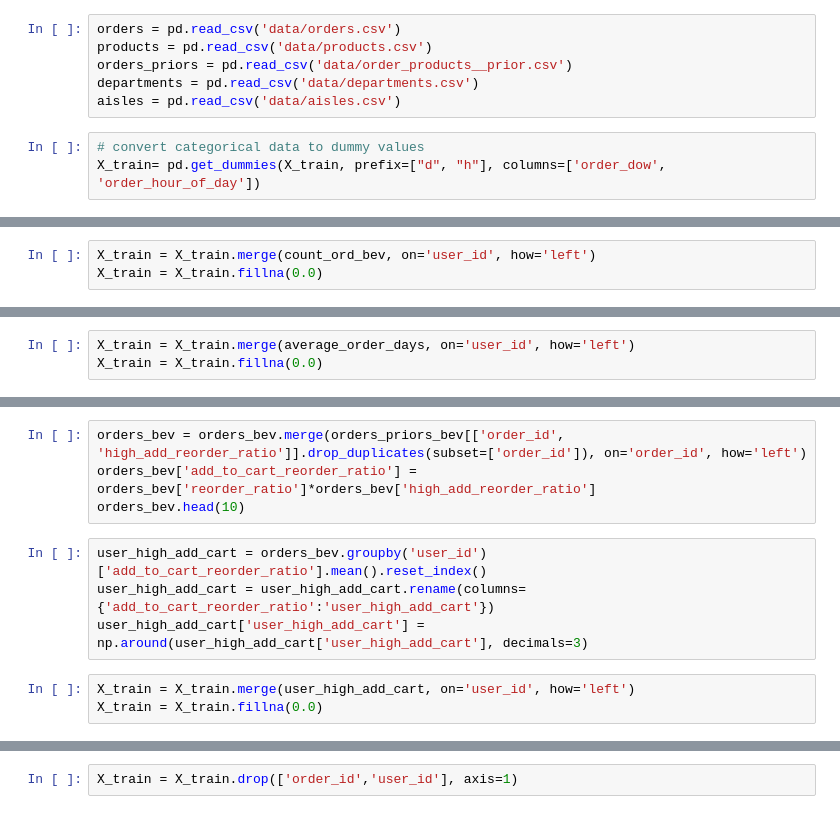
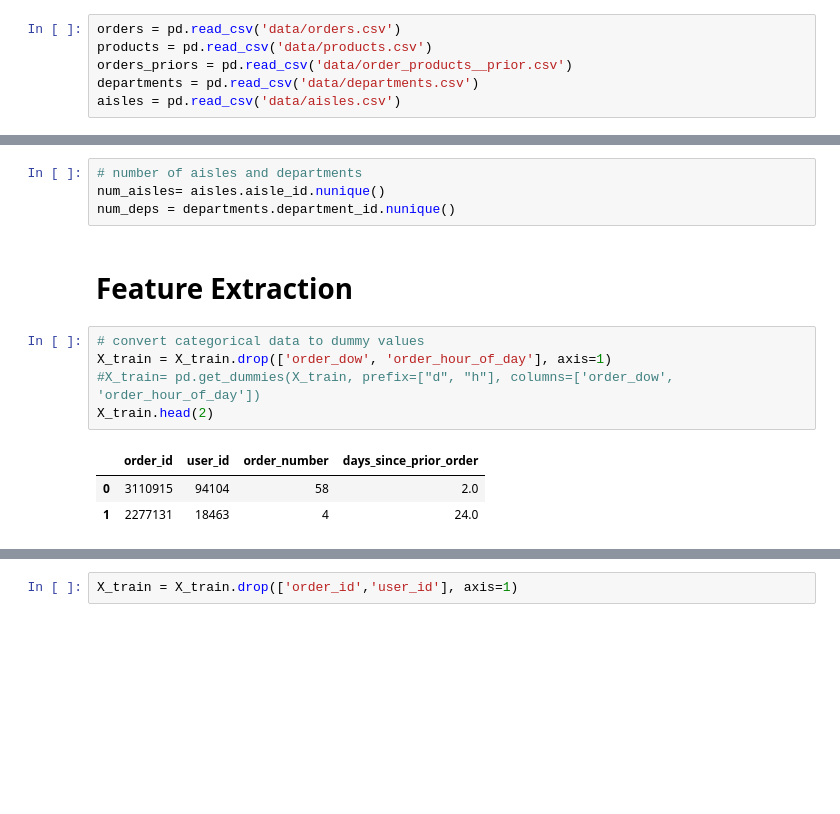
Before and after one commit to vasiach/DataScienceWeb, a Jupyter notebook: datachallenge.ipynb, the cells around one changed output, grey strips where cells are left out. Saved outputs shown, nothing was run; the diff lists cells and outputs as text; blank space fills up the shorter version.

```diff
--- a/datachallenge.ipynb
+++ b/datachallenge.ipynb
@@ -17,6 +19,3 @@ products = pd.read_csv('data/products.csv')
 orders_priors = pd.read_csv('data/order_products__prior.csv')
 departments = pd.read_csv('data/departments.csv')
 aisles = pd.read_csv('data/aisles.csv')
-# %%
-# convert categorical data to dummy values
-X_train= pd.get_dummies(X_train, prefix=["d", "h"], columns=['order_dow', 'order_hour_of_day'])
@@ -45,3 +21,0 @@ count_ord_bev.rename(columns={'order_id':'order_count'}, inplace=True)
-# %%
-X_train = X_train.merge(count_ord_bev, on='user_id', how='left')
-X_train = X_train.fillna(0.0)
@@ -96,3 +21,0 @@ average_order_days.rename(columns={'days_since_prior_order':'avg_days_since_prio
-# %%
-X_train = X_train.merge(average_order_days, on='user_id', how='left')
-X_train = X_train.fillna(0.0)
@@ -126,11 +22,15 @@ orders_priors_bev['high_add_reorder_ratio']= np.where(orders_priors_bev['high_ad
-# %%
-orders_bev = orders_bev.merge(orders_priors_bev[['order_id', 'high_add_reorder_ratio']].drop_duplicates(subset=['order_id']), on='order_id', how='left')
-orders_bev['add_to_cart_reorder_ratio'] = orders_bev['reorder_ratio']*orders_bev['high_add_reorder_ratio']
-orders_bev.head(10)
-# %%
-user_high_add_cart = orders_bev.groupby('user_id')['add_to_cart_reorder_ratio'].mean().reset_index()
-user_high_add_cart = user_high_add_cart.rename(columns={'add_to_cart_reorder_ratio':'user_high_add_cart'})
-user_high_add_cart['user_high_add_cart'] = np.around(user_high_add_cart['user_high_add_cart'], decimals=3)
-# %%
-X_train = X_train.merge(user_high_add_cart, on='user_id', how='left')
-X_train = X_train.fillna(0.0)
+# %%
+# number of aisles and departments
+num_aisles= aisles.aisle_id.nunique()
+num_deps = departments.department_id.nunique()
+# %% [markdown]
+# Feature Extraction
+# %%
+# convert categorical data to dummy values
+X_train = X_train.drop(['order_dow', 'order_hour_of_day'], axis=1)
+#X_train= pd.get_dummies(X_train, prefix=["d", "h"], columns=['order_dow', 'order_hour_of_day'])
+X_train.head(2)
+# %% [output]
+|  | order_id | user_id | order_number | days_since_prior_order |
+| 0 | 3110915 | 94104 | 58 | 2.0 |
+| 1 | 2277131 | 18463 | 4 | 24.0 |
```
Also changed, not shown: parts of 202 cells of this notebook.
